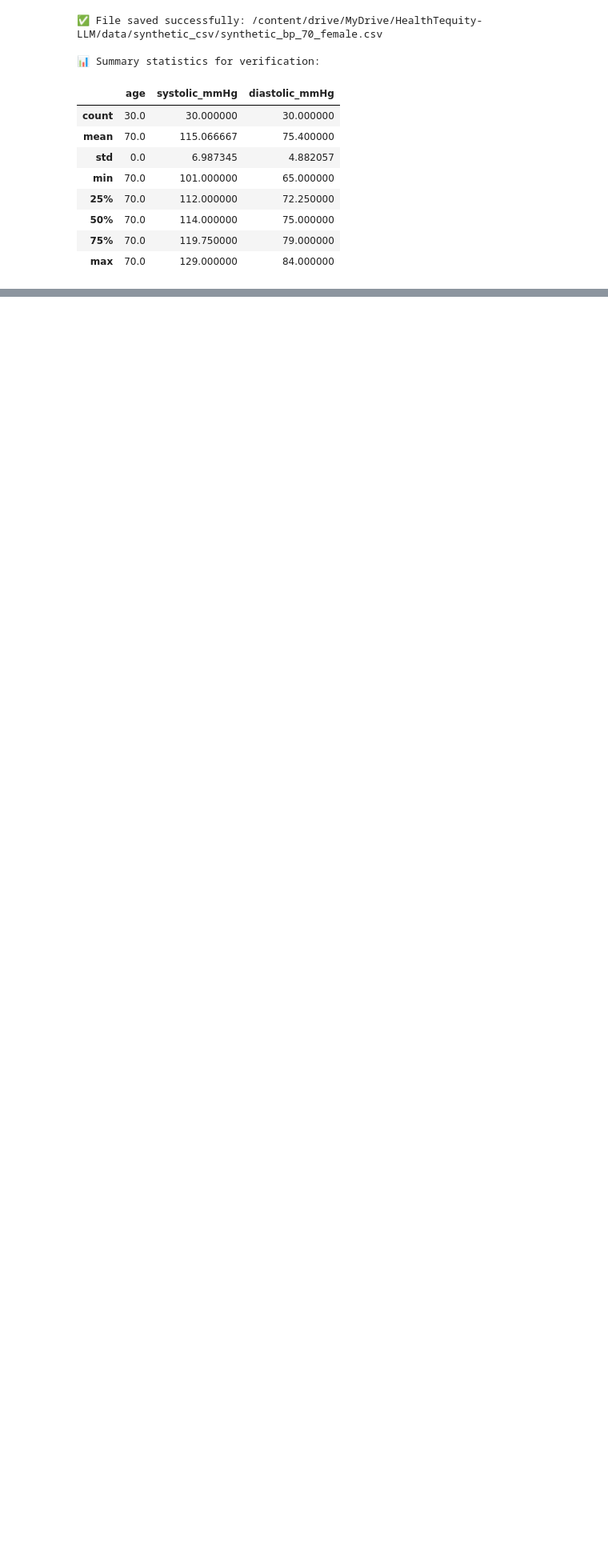
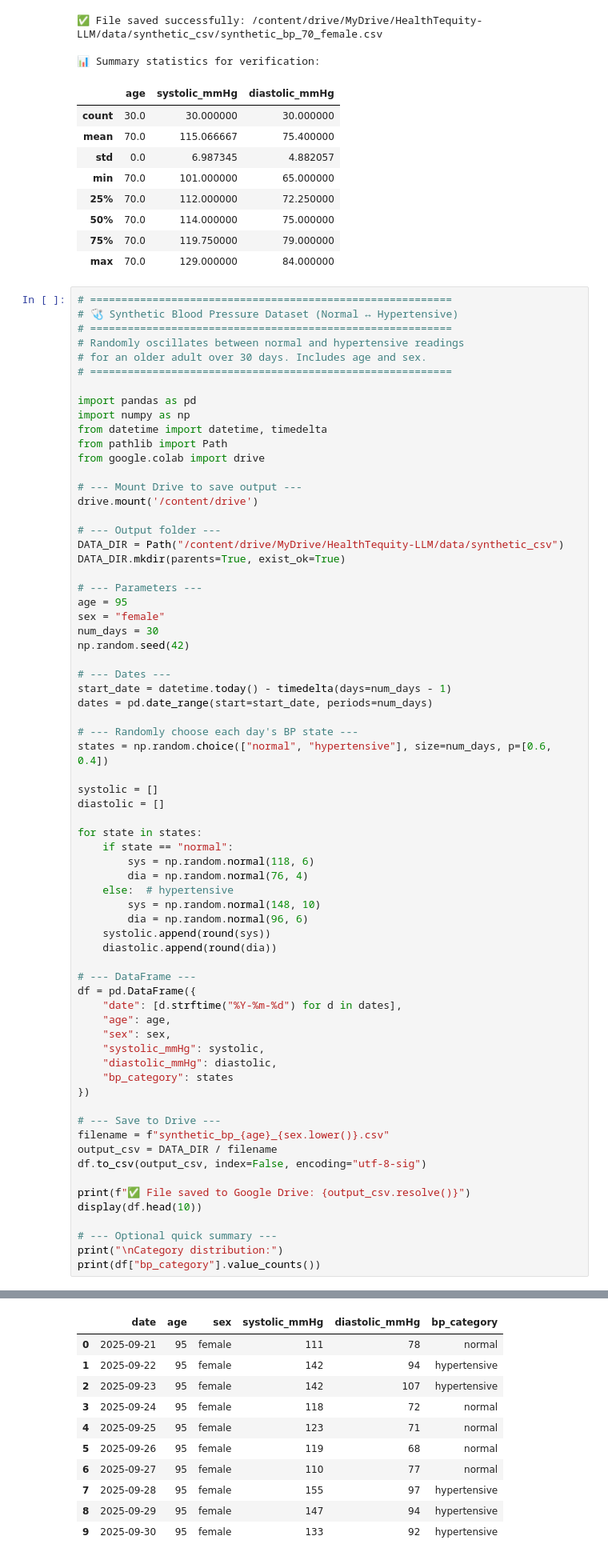
Before and after one commit to vinhteq/Natt-HealthTequity-LLM, a Jupyter notebook: generateBloodPressureData.ipynb, the cells around one changed output, grey strips where cells are left out. Shown at 80% size. Cells and saved outputs as stored; diff of their text form; blank space fills up the shorter version.

```diff
--- a/generateBloodPressureData.ipynb
+++ b/generateBloodPressureData.ipynb
@@ -112,3 +127,72 @@ display(df.describe())
 | 50% | 70.0 | 114.000000 | 75.000000 |
 | 75% | 70.0 | 119.750000 | 79.000000 |
 | max | 70.0 | 129.000000 | 84.000000 |
+# %%
+# ==========================================================
+# 🩺 Synthetic Blood Pressure Dataset (Normal ↔ Hypertensive)
+# ==========================================================
+# Randomly oscillates between normal and hypertensive readings
+# for an older adult over 30 days. Includes age and sex.
+# ==========================================================
+
+import pandas as pd
+import numpy as np
+from datetime import datetime, timedelta
+from pathlib import Path
+from google.colab import drive
+
+# --- Mount Drive to save output ---
+drive.mount('/content/drive')
+
+# --- Output folder ---
+DATA_DIR = Path("/content/drive/MyDrive/HealthTequity-LLM/data/synthetic_csv")
+DATA_DIR.mkdir(parents=True, exist_ok=True)
+
+# --- Parameters ---
+age = 95
+sex = "female"
+num_days = 30
+np.random.seed(42)
+
+# --- Dates ---
+start_date = datetime.today() - timedelta(days=num_days - 1)
+dates = pd.date_range(start=start_date, periods=num_days)
+
+# --- Randomly choose each day's BP state ---
+states = np.random.choice(["normal", "hypertensive"], size=num_days, p=[0.6, 0.4])
+
+systolic = []
+diastolic = []
+
+for state in states:
+    if state == "normal":
+        sys = np.random.normal(118, 6)
+        dia = np.random.normal(76, 4)
+    else:  # hypertensive
+        sys = np.random.normal(148, 10)
+        dia = np.random.normal(96, 6)
+    systolic.append(round(sys))
+    diastolic.append(round(dia))
+
+# --- DataFrame ---
+df = pd.DataFrame({
+    "date": [d.strftime("%Y-%m-%d") for d in dates],
+    "age": age,
+    "sex": sex,
+    "systolic_mmHg": systolic,
+    "diastolic_mmHg": diastolic,
+    "bp_category": states
+})
+
+# --- Save to Drive ---
+filename = f"synthetic_bp_{age}_{sex.lower()}.csv"
+output_csv = DATA_DIR / filename
+df.to_csv(output_csv, index=False, encoding="utf-8-sig")
+
+print(f"✅ File saved to Google Drive: {output_csv.resolve()}")
+display(df.head(10))
+
+# --- Optional quick summary ---
+print("\nCategory distribution:")
+print(df["bp_category"].value_counts())
+# %% [output]
@@ -114,0 +201,11 @@ display(df.describe())
+|  | date | age | sex | systolic_mmHg | diastolic_mmHg | bp_category |
+| 0 | 2025-09-21 | 95 | female | 111 | 78 | normal |
+| 1 | 2025-09-22 | 95 | female | 142 | 94 | hypertensive |
+| 2 | 2025-09-23 | 95 | female | 142 | 107 | hypertensive |
+| 3 | 2025-09-24 | 95 | female | 118 | 72 | normal |
+| 4 | 2025-09-25 | 95 | female | 123 | 71 | normal |
+| 5 | 2025-09-26 | 95 | female | 119 | 68 | normal |
+| 6 | 2025-09-27 | 95 | female | 110 | 77 | normal |
+| 7 | 2025-09-28 | 95 | female | 155 | 97 | hypertensive |
+| 8 | 2025-09-29 | 95 | female | 147 | 94 | hypertensive |
+| 9 | 2025-09-30 | 95 | female | 133 | 92 | hypertensive |
```
Also changed, not shown: parts of 3 cells of this notebook.
